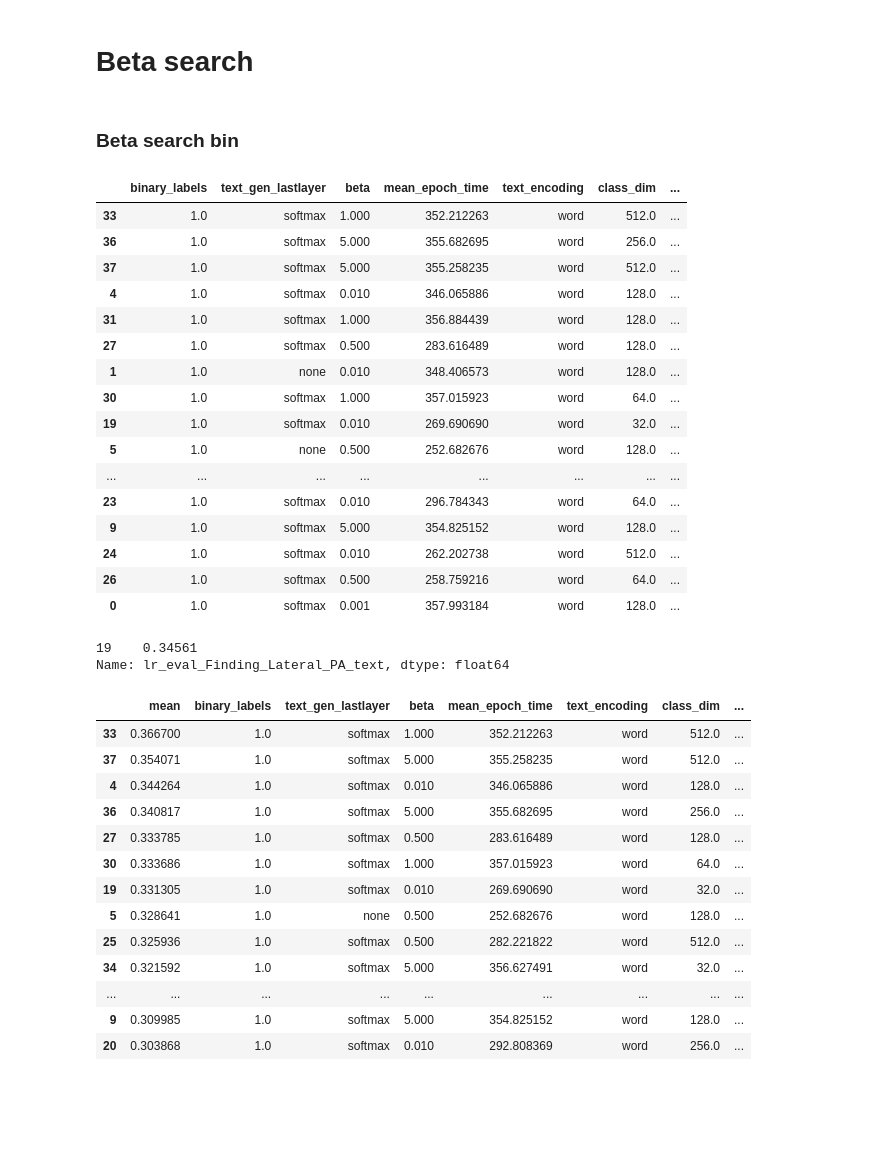
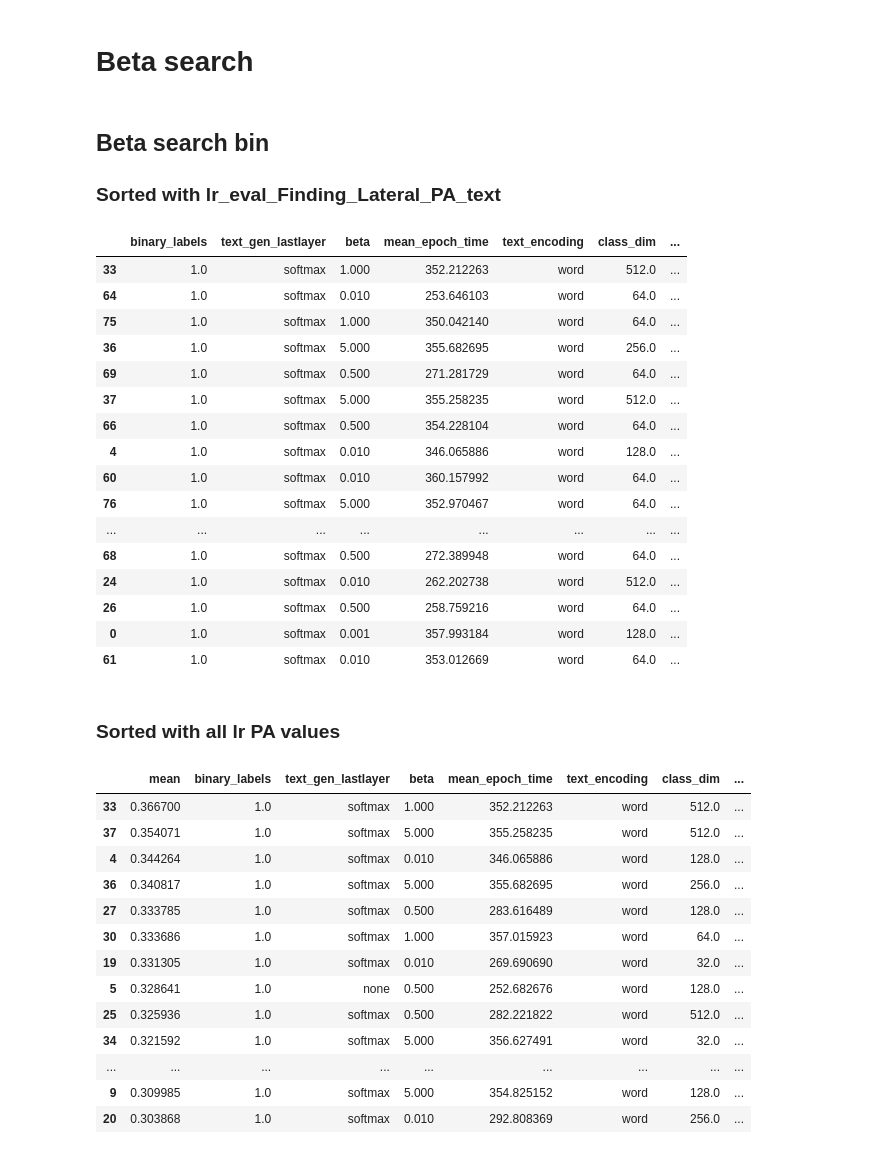
Before and after one commit to Jimmy2027/MoPoE-MIMIC, a Jupyter notebook: mimic/notebooks/trained_models_exploration.ipynb, the cells around one changed output. Cells and saved outputs as stored; diff of their text form; code cells hidden in the pictures; blank space fills up the shorter version.

```diff
--- a/mimic/notebooks/trained_models_exploration.ipynb
+++ b/mimic/notebooks/trained_models_exploration.ipynb
@@ -65,6 +65,31 @@ experiment_uid
 # %% [markdown]
 # Beta search
 # %% [markdown]
-### Beta search bin
+## Beta search bin
+### Sorted with lr_eval_Finding_Lateral_PA_text
 # %%
-show_cols = ['binary_labels','text_gen_lastlayer','beta','mean_epoch_time','text_encoding' ,'class_dim', 'total_test_loss', 'img_size', 'total_epochs','feature_extractor_img',*lr_eval_columns_bin ]
+show_cols = ['text_gen_lastlayer','beta','mean_epoch_time','text_encoding' ,'class_dim', 'total_test_loss', 'img_size', 'total_epochs','feature_extractor_img',*lr_eval_columns_bin ]
+
+
+
+some_df = pd.concat([experiments_dataframe, old_experiments_dataframe])
+
+experiments_dataframe[show_cols].sort_values(by=['lr_eval_Finding_Lateral_PA_text'], ascending = False).dropna(subset=['lr_eval_Finding_Lateral_PA_text'])
+# %% [output]
+|  | binary_labels | text_gen_lastlayer | beta | mean_epoch_time | text_encoding | class_dim | ... |
+| 33 | 1.0 | softmax | 1.000 | 352.212263 | word | 512.0 | ... |
+| 64 | 1.0 | softmax | 0.010 | 253.646103 | word | 64.0 | ... |
+| 75 | 1.0 | softmax | 1.000 | 350.042140 | word | 64.0 | ... |
+| 36 | 1.0 | softmax | 5.000 | 355.682695 | word | 256.0 | ... |
+| 69 | 1.0 | softmax | 0.500 | 271.281729 | word | 64.0 | ... |
+| 37 | 1.0 | softmax | 5.000 | 355.258235 | word | 512.0 | ... |
+| 66 | 1.0 | softmax | 0.500 | 354.228104 | word | 64.0 | ... |
+| 4 | 1.0 | softmax | 0.010 | 346.065886 | word | 128.0 | ... |
+| 60 | 1.0 | softmax | 0.010 | 360.157992 | word | 64.0 | ... |
+| 76 | 1.0 | softmax | 5.000 | 352.970467 | word | 64.0 | ... |
+| ... | ... | ... | ... | ... | ... | ... | ... |
+| 68 | 1.0 | softmax | 0.500 | 272.389948 | word | 64.0 | ... |
+| 24 | 1.0 | softmax | 0.010 | 262.202738 | word | 512.0 | ... |
+| 26 | 1.0 | softmax | 0.500 | 258.759216 | word | 64.0 | ... |
+| 0 | 1.0 | softmax | 0.001 | 357.993184 | word | 128.0 | ... |
+| 61 | 1.0 | softmax | 0.010 | 353.012669 | word | 64.0 | ... |
@@ -73,28 +96,5 @@ some_df = pd.concat([experiments_dataframe, old_experiments_dataframe])
-# %%
-experiments_dataframe[show_cols].sort_values(by=['lr_eval_Finding_Lateral_PA_text'], ascending = False).dropna(subset=['lr_eval_Finding_Lateral_PA_text'])
-# %% [output]
-|  | binary_labels | text_gen_lastlayer | beta | mean_epoch_time | text_encoding | class_dim | ... |
-| 33 | 1.0 | softmax | 1.000 | 352.212263 | word | 512.0 | ... |
-| 36 | 1.0 | softmax | 5.000 | 355.682695 | word | 256.0 | ... |
-| 37 | 1.0 | softmax | 5.000 | 355.258235 | word | 512.0 | ... |
-| 4 | 1.0 | softmax | 0.010 | 346.065886 | word | 128.0 | ... |
-| 31 | 1.0 | softmax | 1.000 | 356.884439 | word | 128.0 | ... |
-| 27 | 1.0 | softmax | 0.500 | 283.616489 | word | 128.0 | ... |
-| 1 | 1.0 | none | 0.010 | 348.406573 | word | 128.0 | ... |
-| 30 | 1.0 | softmax | 1.000 | 357.015923 | word | 64.0 | ... |
-| 19 | 1.0 | softmax | 0.010 | 269.690690 | word | 32.0 | ... |
-| 5 | 1.0 | none | 0.500 | 252.682676 | word | 128.0 | ... |
-| ... | ... | ... | ... | ... | ... | ... | ... |
-| 23 | 1.0 | softmax | 0.010 | 296.784343 | word | 64.0 | ... |
-| 9 | 1.0 | softmax | 5.000 | 354.825152 | word | 128.0 | ... |
-| 24 | 1.0 | softmax | 0.010 | 262.202738 | word | 512.0 | ... |
-| 26 | 1.0 | softmax | 0.500 | 258.759216 | word | 64.0 | ... |
-| 0 | 1.0 | softmax | 0.001 | 357.993184 | word | 128.0 | ... |
-# %%
-experiments_dataframe.loc[experiments_dataframe['experiment_uid'] == 'binary_labels-True_beta-0.01_weighted_sampler-False_class_dim-32_text_gen_lastlayer-softmax_2021_02_12_10_54_48_878288','lr_eval_Finding_Lateral_PA_text' ]
-# %% [output]
-19    0.34561
-Name: lr_eval_Finding_Lateral_PA_text, dtype: float64
+# %% [markdown]
+### Sorted with all lr PA values
 # %%
 temp_exp_df = experiments_dataframe.dropna(subset= [*lr_eval_columns_bin,'rec_weight_m3'])
 # sub_df = temp_exp_df.loc[(temp_exp_df['method'] == 'joint_elbo') & (temp_exp_df['experiment_uid'].str.startswith('beta')), show_cols]
```
Also changed, not shown: parts of 2 cells of this notebook, 2 other files.
